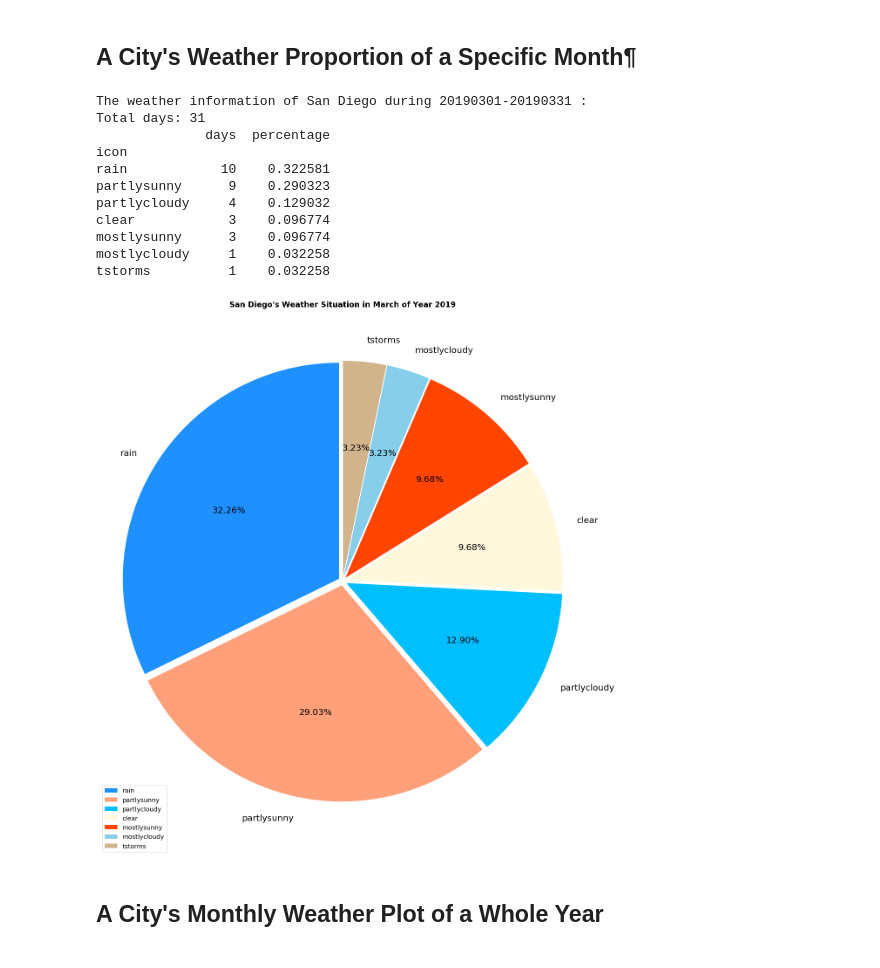
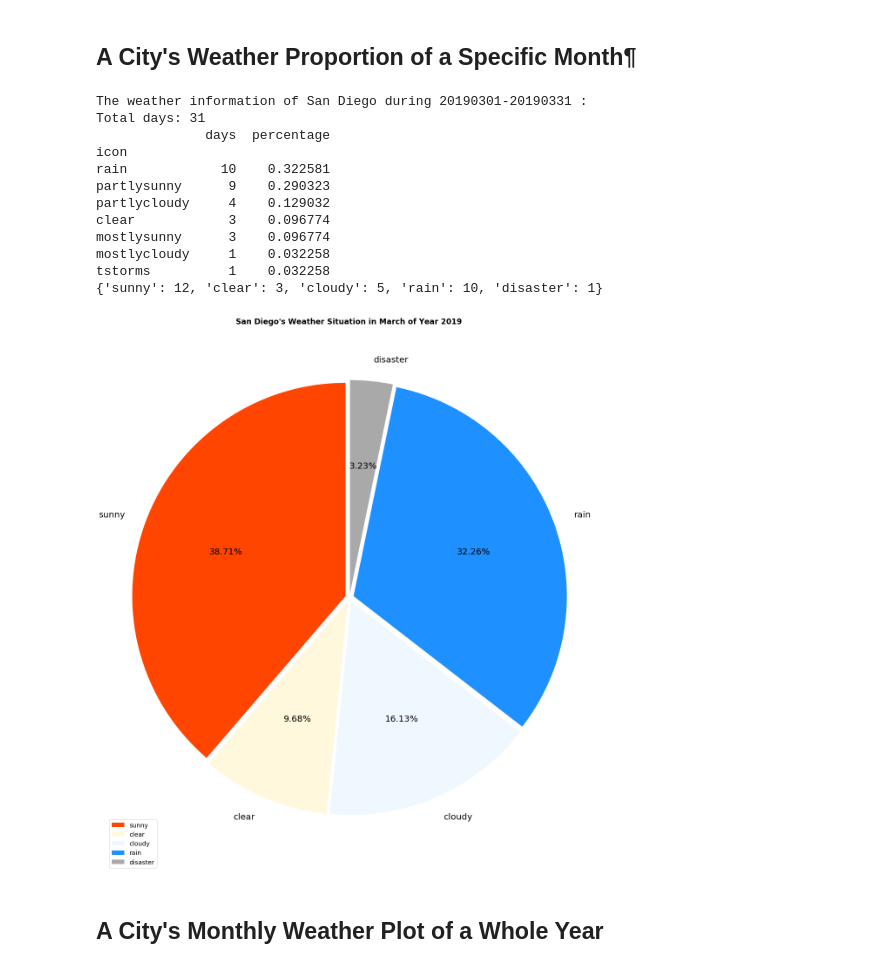
Before and after one commit to WFighter909/ECE-143-Group-10, a Jupyter notebook: Data Visualization.ipynb, the cells around one changed output. Saved outputs shown, nothing was run; the diff lists cells and outputs as text; code cells hidden in the pictures.

Commit message:
weather categorized

```diff
--- a/Data Visualization.ipynb
+++ b/Data Visualization.ipynb
@@ -51,22 +76,0 @@ tstorms          2    0.005479
-# %%
-# Plot
-plt.figure(figsize=(20,23))
-color_list = list(weather_color_refer[k] for k in keys)
-patches,label_text,percent_text = plt.pie(values,
-                                          explode= tuple([0.02]*len(keys)),
-                                          labels=keys,
-                                          colors=color_list,
-                                          autopct = '%3.2f%%', #digits
-                                          shadow = False, #No Shadow
-                                          startangle =90, #reverse start angle
-                                          pctdistance = 0.6) #数值距圆心半径倍数距离
-plt.axis('equal')
-plt.legend(loc='lower left',fontsize='x-large')
-for t in label_text:
-    t.set_size(20)
-for t in percent_text:
-    t.set_size(20)
-title_str = '{}\'s Weather Situation in Year {}'.format(code_city_refer[city], year)
-plt.title(title_str,fontsize='xx-large',fontweight='bold')
-#plt.savefig(fname)
-plt.show()
@@ -88,42 +90,55 @@ month_start, month_end = get_monthly_start_end(year=year, month=month)
 weather_info = get_info(city,month_start, month_end, info_type='weather')
 keys = weather_info.index.tolist()
 values = weather_info.days.tolist()
+kv_map = dict([(list(weather_color_refer.keys())[i], 0) for i in range(len(weather_color_refer.keys()))])
+for i in range(len(keys)):
+    kv_map[keys[i]] = values[i]
+new_map = {'sunny':kv_map['mostlysunny']+kv_map['partlysunny'],
+           'clear':kv_map['clear'],
+           'cloudy':kv_map['cloudy']+kv_map['mostlycloudy']+kv_map['partlycloudy'],
+           'rain':kv_map['rain'],
+           'disaster':kv_map['hazy']+kv_map['tstorms']}
+
+print(new_map)
+keys = list(new_map.keys())
+values = list(new_map.values())
 
 # Plot
 plt.figure(figsize=(20,23))
-color_list = list(weather_color_refer[k] for k in keys)
+color_list = list(new_weather_color_refer[k] for k in keys)
 patches,label_text,percent_text = plt.pie(values,
                                           explode= tuple([0.02]*len(keys)),
                                           labels=keys,
                                           colors=color_list,
                                           autopct = '%3.2f%%', #digits
                                           shadow = False, #No Shadow
                                           startangle =90, #reverse start angle
                                           pctdistance = 0.6) #数值距圆心半径倍数距离
 plt.axis('equal')
 plt.legend(loc='lower left',fontsize='x-large')
 for t in label_text:
     t.set_size(20)
 for t in percent_text:
     t.set_size(20)
 #plt.savefig(fname)
 title_str = '{}\'s Weather Situation in {} of Year {}'.format(code_city_refer[city], get_month_str(month), year)
 plt.title(title_str,fontsize='xx-large',fontweight='bold')
 #plt.savefig(fname)
 plt.show()
 # %% [output]
 The weather information of San Diego during 20190301-20190331 :
 Total days: 31
               days  percentage
 icon
 rain            10    0.322581
 partlysunny      9    0.290323
 partlycloudy     4    0.129032
 clear            3    0.096774
 mostlysunny      3    0.096774
 mostlycloudy     1    0.032258
 tstorms          1    0.032258
+{'sunny': 12, 'clear': 3, 'cloudy': 5, 'rain': 10, 'disaster': 1}
-[figure, old version]
+[figure, new version]
 # %% [markdown]
 ## A City's Monthly Weather Plot of a Whole Year
 # %%
```
Also changed, not shown: parts of 8 cells of this notebook, 36 other files.
